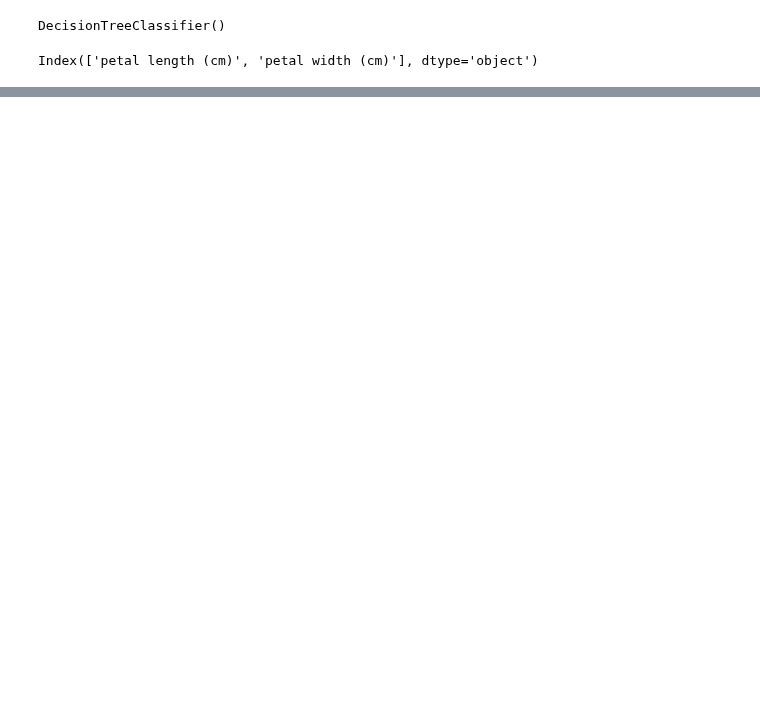
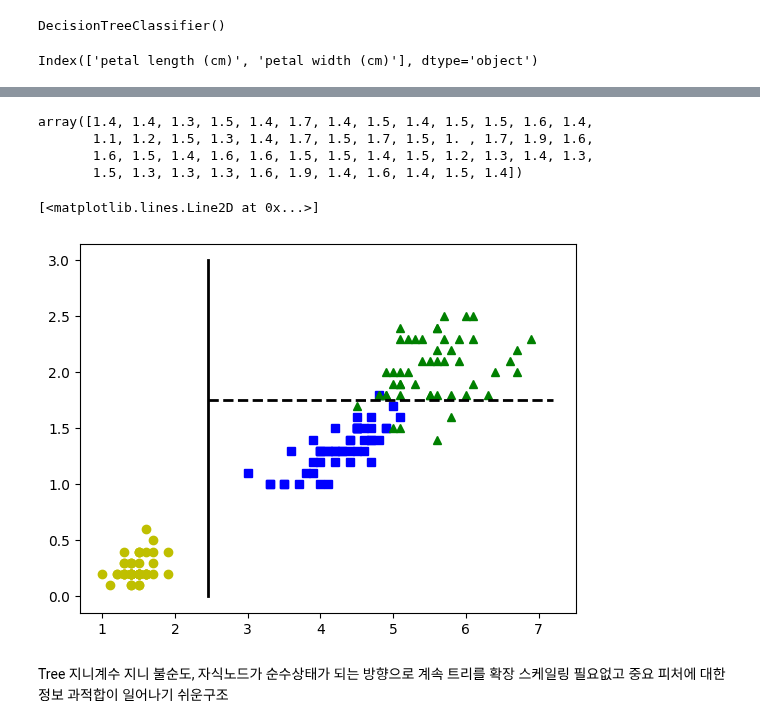
Before and after one commit to carookim/Python, a Jupyter notebook: pandas-data-analysis/part7/7.6_review_tree_classification.ipynb, the cells around one changed output, grey strips where cells are left out. Drawn from its saved outputs; the diff is of its cells as text; code cells hidden in the pictures; blank space fills up the shorter version.

```diff
--- a/pandas-data-analysis/part7/7.6_review_tree_classification.ipynb
+++ b/pandas-data-analysis/part7/7.6_review_tree_classification.ipynb
@@ -98,0 +169,30 @@ plot_tree(tree,feature_names=X.columns,class_names = iris.target_names, filled=T
+# %%
+X.to_numpy()[:,0][y==0]
+# %% [output]
+array([1.4, 1.4, 1.3, 1.5, 1.4, 1.7, 1.4, 1.5, 1.4, 1.5, 1.5, 1.6, 1.4,
+       1.1, 1.2, 1.5, 1.3, 1.4, 1.7, 1.5, 1.7, 1.5, 1. , 1.7, 1.9, 1.6,
+       1.6, 1.5, 1.4, 1.6, 1.6, 1.5, 1.5, 1.4, 1.5, 1.2, 1.3, 1.4, 1.3,
+       1.5, 1.3, 1.3, 1.3, 1.6, 1.9, 1.4, 1.6, 1.4, 1.5, 1.4])
+# %%
+# 실제 데이터 포인트 그리기
+for idx, (name, style) in enumerate(zip(iris.target_names, ("yo", "bs", "g^"))):
+    plt.plot(X.to_numpy()[:, 0][y == idx], X.to_numpy()[:, 1][y == idx],
+             style, label=f"Iris {name}")
+
+# 더 깊은 트리를 학습시켜 실제 결정선(분기 조건) 가져오기
+tree_clf_deeper = DecisionTreeClassifier(max_depth=3, random_state=42)
+tree_clf_deeper.fit(X, y)
+th0, th1, th2a, th2b = tree_clf_deeper.tree_.threshold[[0, 2, 3, 6]]
+
+# 결정선 그리기
+plt.plot([th0, th0], [0, 3], "k-", linewidth=2) # 첫 번째 분기 (실선)
+plt.plot([th0, 7.2], [th1, th1], "k--", linewidth=2) # 두 번째 분기 (파선)
+# ... (이후 분기들)
+# %% [output]
+[<matplotlib.lines.Line2D at 0x...>]
+[figure, added]
+# %% [markdown]
+Tree  지니계수 지니 불순도, 자식노드가 순수상태가 되는 방향으로 계속 트리를 확장
+스케일링 필요없고
+중요 피처에 대한 정보
+과적합이 일어나기 쉬운구조
```
Also changed, not shown: parts of 9 cells of this notebook, 1 other file.
